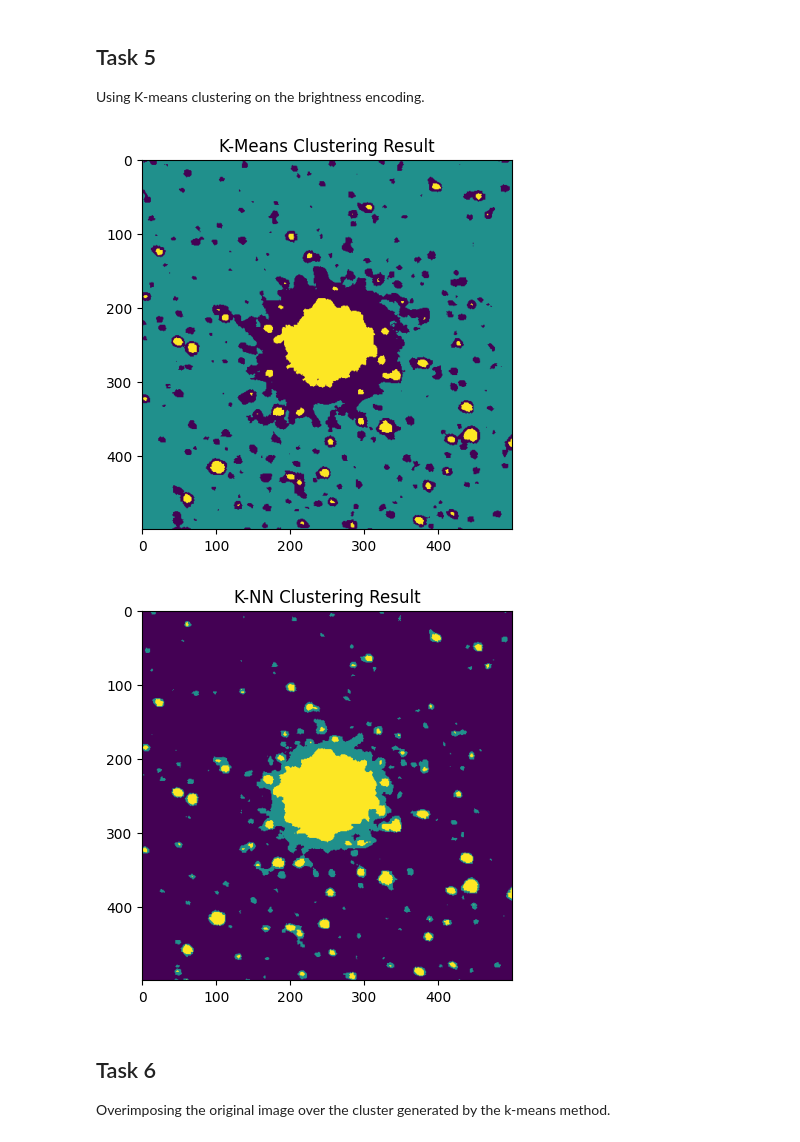
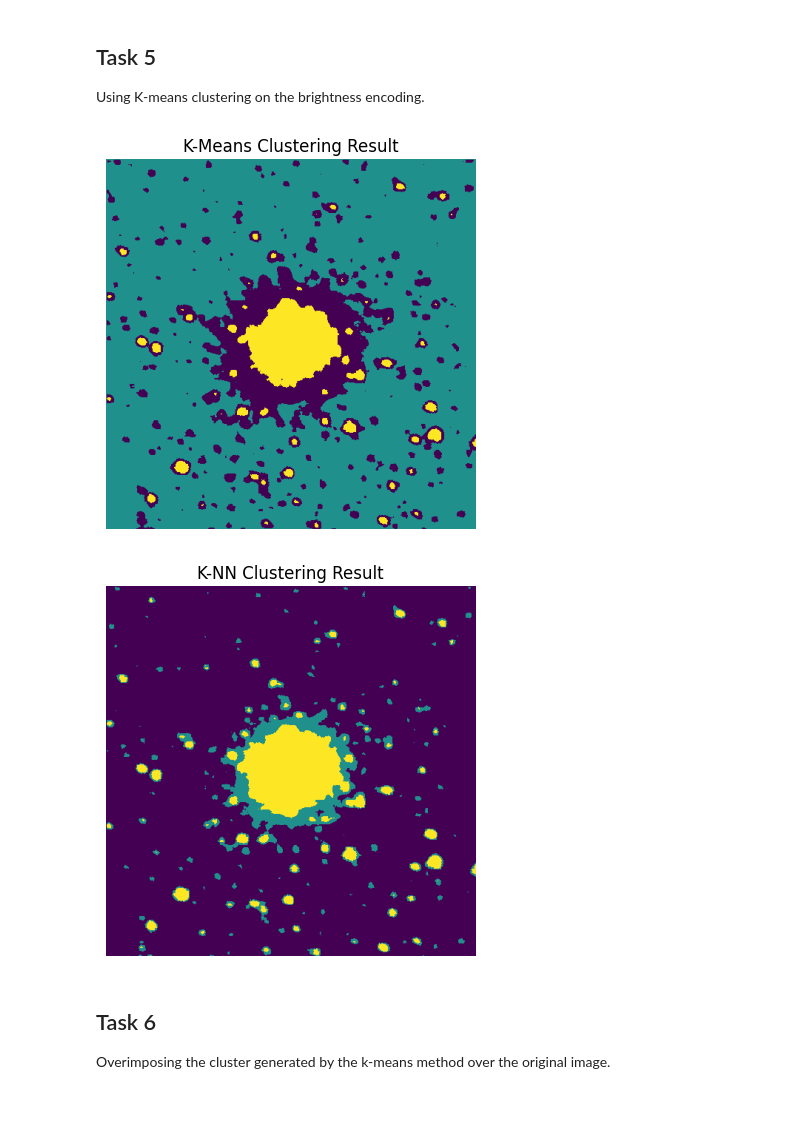
Before and after one commit to OleLB/MOD300_project4, a Jupyter notebook: Topic1/Topic1_report.ipynb, the cells around one changed output. Cells and saved outputs as stored; diff of their text form; code cells hidden in the pictures; blank space fills up the shorter version.

```diff
--- a/Topic1/Topic1_report.ipynb
+++ b/Topic1/Topic1_report.ipynb
@@ -53,10 +56,10 @@ $sum < 250$: dark
 $250 <= sum < 400$: medium
 $sum > 400$: bright
 # %%
-from Task4 import encode_rgb_data
+from Task4 import encode_rgb_data_brightness
 from matplotlib import pyplot as plt
 
-categories = encode_rgb_data(rgb_array)
+categories = encode_rgb_data_brightness(rgb_array)
 print(f"Created {len(categories)} categories from Omega Centauri sector.")
 
 # Visualize the categories
@@ -72,32 +75,34 @@ Using K-means clustering on the brightness encoding.
 # %%
 from Task5 import kmeans_clustering
 
 clustered_data = kmeans_clustering(rgb_array, n_clusters=3)
 
 # Reshape clustered data back to image dimensions for visualization
 cluster_plot_data = clustered_data.reshape(rgb_array.shape[0], rgb_array.shape[1])
 
 # plot the clustered data
-plt.imshow(cluster_plot_data, cmap='viridis')
+plt.imshow(cluster_plot_data)
 plt.title("K-Means Clustering Result")
+plt.axis('off')
 plt.show()
 
 
 # k-nn clustering
 from Task5 import knn_clustering
 knn_clustered_data = knn_clustering(rgb_array, categories)
 # reshape
 knn_cluster_plot_data = knn_clustered_data.reshape(rgb_array.shape[0], rgb_array.shape[1])
-plt.imshow(knn_cluster_plot_data, cmap='viridis')
+plt.imshow(knn_cluster_plot_data)
 plt.title("K-NN Clustering Result")
+plt.axis('off')
 plt.show()
 # %% [output]
-[figure, old version]
+[figure, new version]
-[figure, old version]
+[figure, new version]
 # %% [markdown]
 ## Task 6
 
-Overimposing the original image over the cluster generated by the k-means method.
+Overimposing the cluster generated by the k-means method over the original image.
 # %%
 from task6 import overlay_clustered_image
 
```
Also changed, not shown: parts of 10 cells of this notebook, 3 other files.
